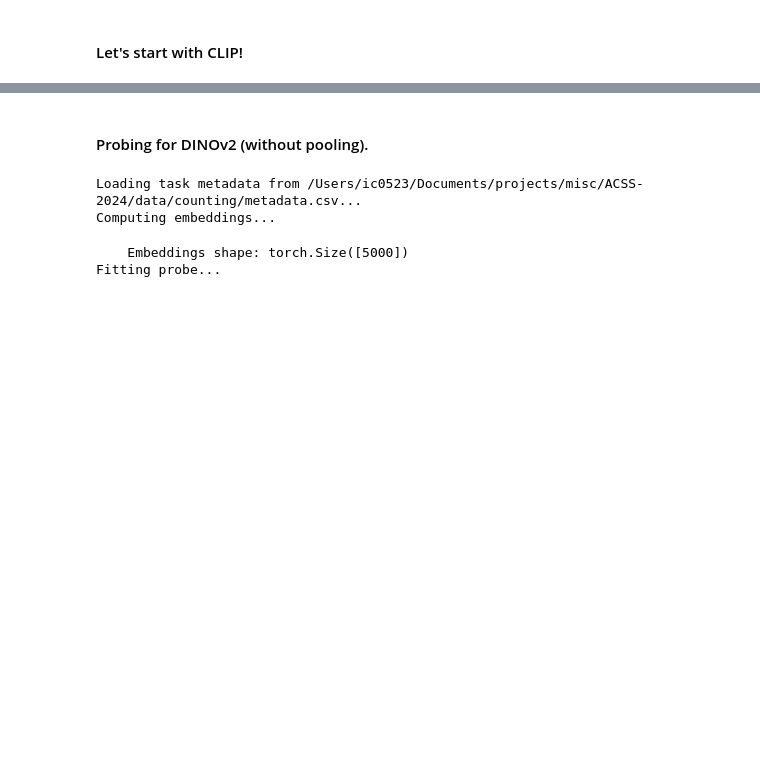
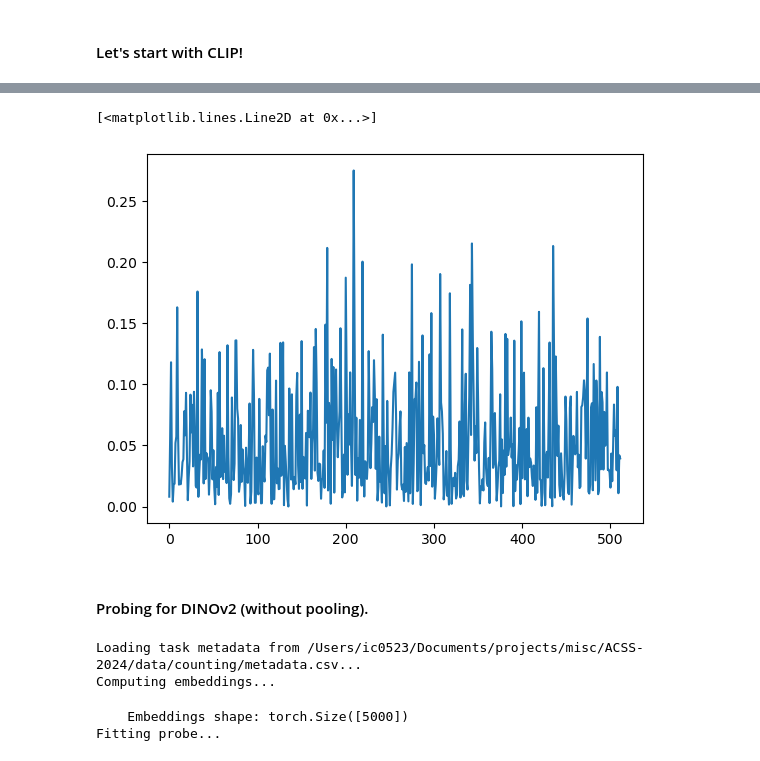
Before and after one commit to thisisadax/ACSS-2024, a Jupyter notebook: 3_model-probing.ipynb, the cells around one changed output, grey strips where cells are left out. Saved outputs shown, nothing was run; the diff lists cells and outputs as text; code cells hidden in the pictures; blank space fills up the shorter version.

```diff
--- a/3_model-probing.ipynb
+++ b/3_model-probing.ipynb
@@ -146,3 +182,9 @@ plt.imshow(sim_mat)
+# %%
+weights = np.abs(probe.classifier[2].weight.data[:].mean(0).cpu())
+plt.plot(weights)
+# %% [output]
+[<matplotlib.lines.Line2D at 0x...>]
+[figure, added]
 # %% [markdown]
 #### Probing for DINOv2 (without pooling).
 # %%
```
Also changed, not shown: parts of 6 cells of this notebook, 6 other files.
